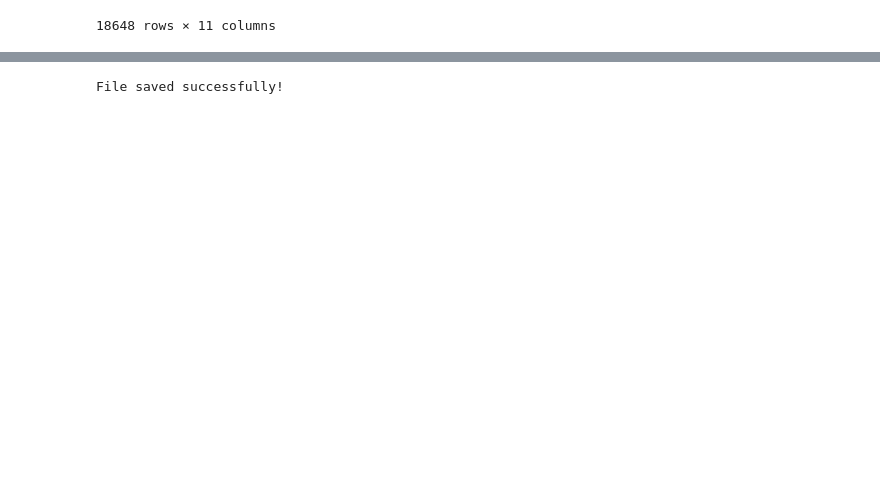
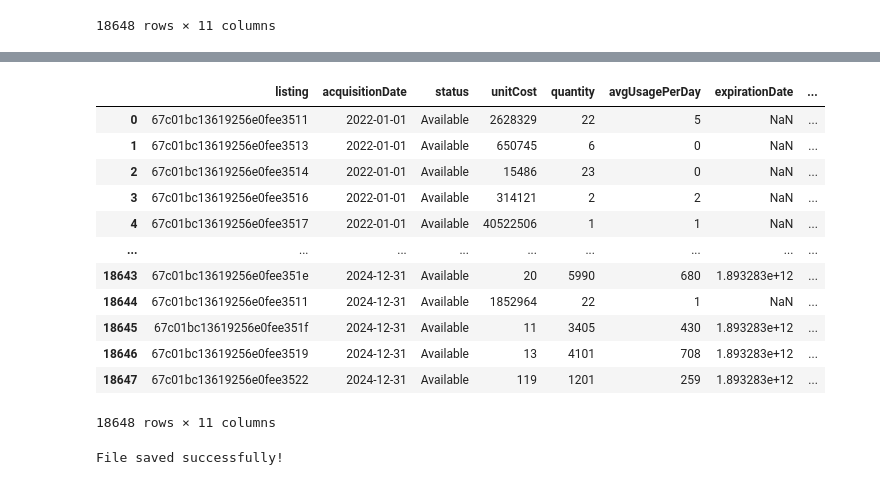
Before and after one commit to KubangPawis/hospital-inventory-demand-forecasting, a Jupyter notebook: synthetic_data_gen.ipynb, the cells around one changed output, grey strips where cells are left out. Drawn from its saved outputs; the diff is of its cells as text; code cells hidden in the pictures; blank space fills up the shorter version.

Commit message:
feat(stock listing): add supplier details, manufacturer, and notes columns

```diff
--- a/synthetic_data_gen.ipynb
+++ b/synthetic_data_gen.ipynb
@@ -1029 +1029,47 @@ stock_listing_df3
 18648 rows × 10 columns
+# %%
+fake = Faker()
+item_listing_dic = {}
+
+def add_supplier_data(stock_data):
+    listing_id = stock_data['listing']
+    if listing_id not in item_listing_dic:
+        supplier_name = stock_data['supplierName']
+        contact_person = fake.name()
+        contact_number = stock_data['supplierContact']
+        email = f'{contact_person.lower().replace(' ', '_')}@gmail.com'
+        manufacturer = fake.company() + ' Industries'
+
+        item_listing_dic[listing_id] = {
+            'supplier': {
+                'name': supplier_name,
+                'contactPerson': contact_person,
+                'contactNumber': contact_number,
+                'email': email,
+            },
+            'manufacturer': manufacturer,
+        }
+
+# Add manufacturerName, contactPerson, email (supplier)
+stock_listing_df3.apply(add_supplier_data, axis=1)
+stock_listing_df3['supplier'] = stock_listing_df3['listing'].map(lambda x: item_listing_dic[x]['supplier'])
+stock_listing_df3['manufacturer'] = stock_listing_df3['listing'].map(lambda x: item_listing_dic[x]['manufacturer'])
+stock_listing_df3.drop(columns=['supplierName', 'supplierContact'], inplace=True)
+
+# Add 'note' column
+stock_listing_df3['notes'] = '-'
+stock_listing_df3
+# %% [output]
+|  | listing | acquisitionDate | status | unitCost | quantity | avgUsagePerDay | expirationDate | ... |
+| 0 | 67c01bc13619256e0fee3511 | 2022-01-01 | Available | 2628329 | 22 | 5 | NaN | ... |
+| 1 | 67c01bc13619256e0fee3513 | 2022-01-01 | Available | 650745 | 6 | 0 | NaN | ... |
+| 2 | 67c01bc13619256e0fee3514 | 2022-01-01 | Available | 15486 | 23 | 0 | NaN | ... |
+| 3 | 67c01bc13619256e0fee3516 | 2022-01-01 | Available | 314121 | 2 | 2 | NaN | ... |
+| 4 | 67c01bc13619256e0fee3517 | 2022-01-01 | Available | 40522506 | 1 | 1 | NaN | ... |
+| ... | ... | ... | ... | ... | ... | ... | ... | ... |
+| 18643 | 67c01bc13619256e0fee351e | 2024-12-31 | Available | 20 | 5990 | 680 | 1.893283e+12 | ... |
+| 18644 | 67c01bc13619256e0fee3511 | 2024-12-31 | Available | 1852964 | 22 | 1 | NaN | ... |
+| 18645 | 67c01bc13619256e0fee351f | 2024-12-31 | Available | 11 | 3405 | 430 | 1.893283e+12 | ... |
+| 18646 | 67c01bc13619256e0fee3519 | 2024-12-31 | Available | 13 | 4101 | 708 | 1.893283e+12 | ... |
+| 18647 | 67c01bc13619256e0fee3522 | 2024-12-31 | Available | 119 | 1201 | 259 | 1.893283e+12 | ... |
+18648 rows × 11 columns
```
Also changed, not shown: parts of 11 cells of this notebook, 2 other files.
